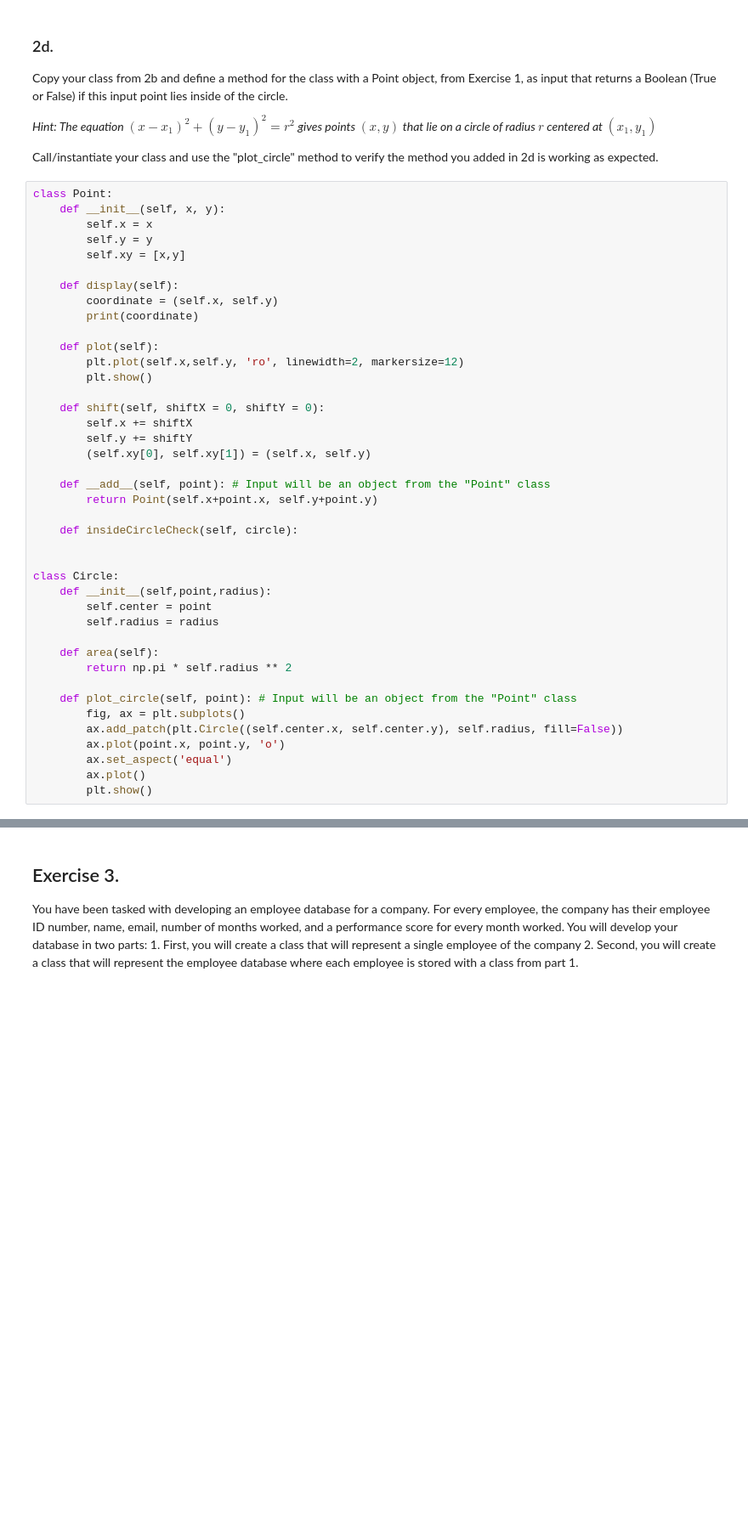
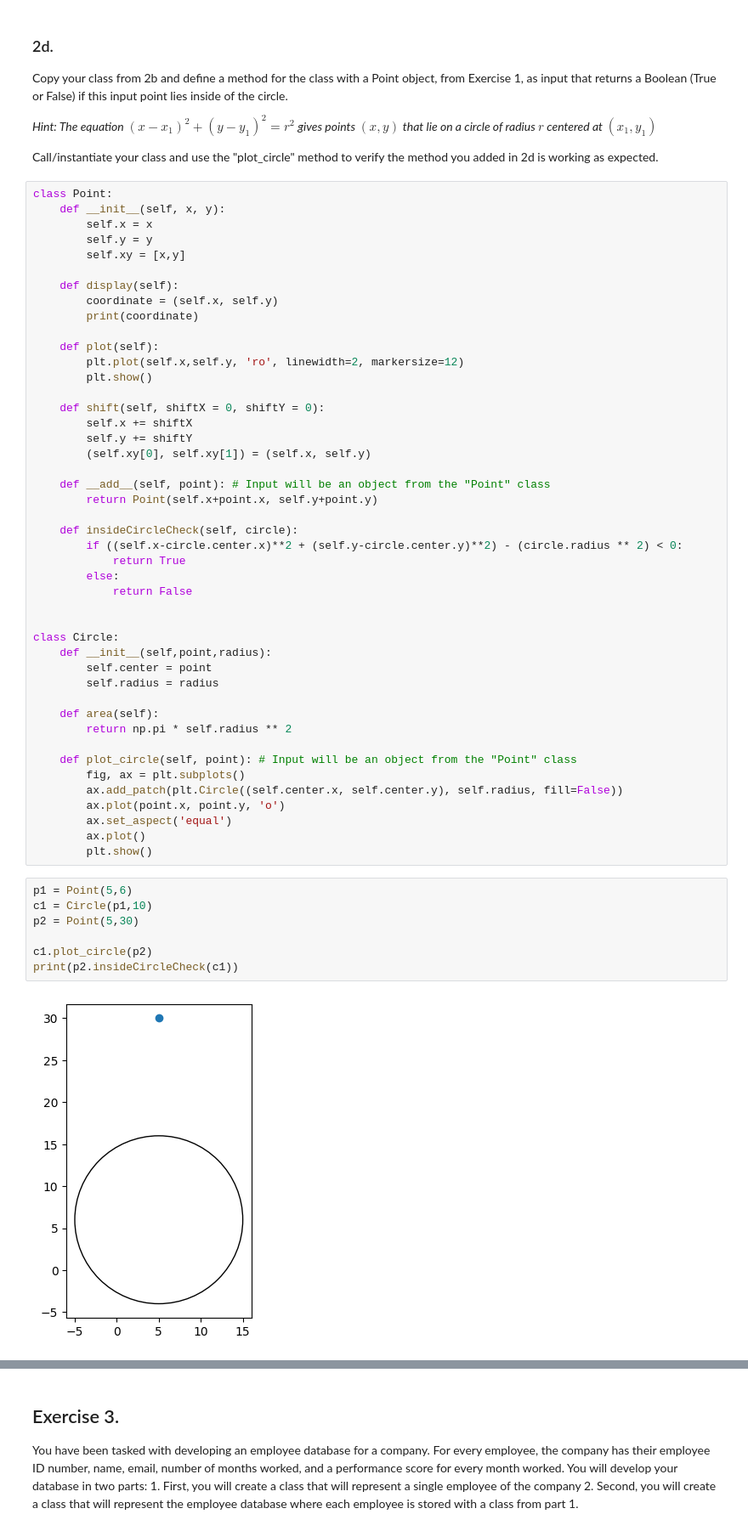
Before and after one commit to Finian0/demo_repo, a Jupyter notebook: Teacher Interview Notes/Group Worksheet.ipynb, the cells around one changed output, grey strips where cells are left out. Shown: that part at 85% size. Saved outputs shown, nothing was run; the diff lists cells and outputs as text; blank space fills up the shorter version.

```diff
--- a/Teacher Interview Notes/Group Worksheet.ipynb
+++ b/Teacher Interview Notes/Group Worksheet.ipynb
@@ -412,6 +412,10 @@ class Point:
         return Point(self.x+point.x, self.y+point.y)
 
     def insideCircleCheck(self, circle):
+        if ((self.x-circle.center.x)**2 + (self.y-circle.center.y)**2) - (circle.radius ** 2) < 0:
+            return True
+        else:
+            return False
 
 
 class Circle:
@@ -429,3 +433,12 @@ class Circle:
         ax.set_aspect('equal')
         ax.plot()
         plt.show()
+# %%
+p1 = Point(5,6)
+c1 = Circle(p1,10)
+p2 = Point(5,30)
+
+c1.plot_circle(p2)
+print(p2.insideCircleCheck(c1))
+# %% [output]
+[figure, added]
```
Also changed, not shown: parts of 2 cells of this notebook, 2 other files.
